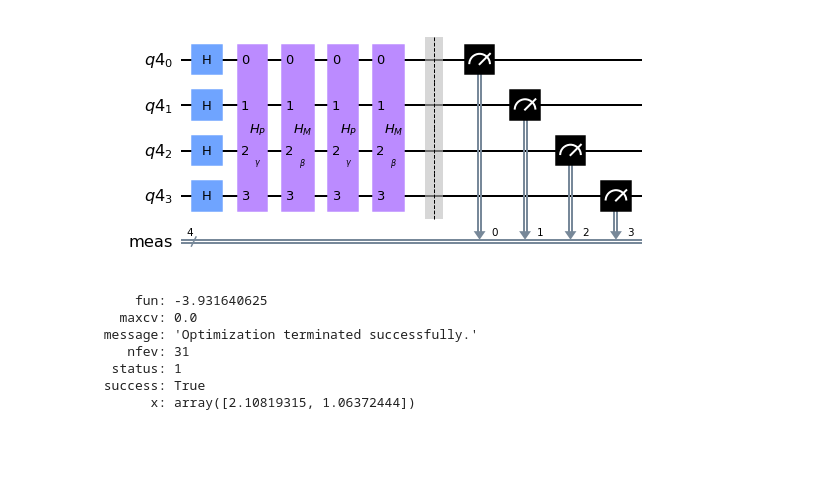
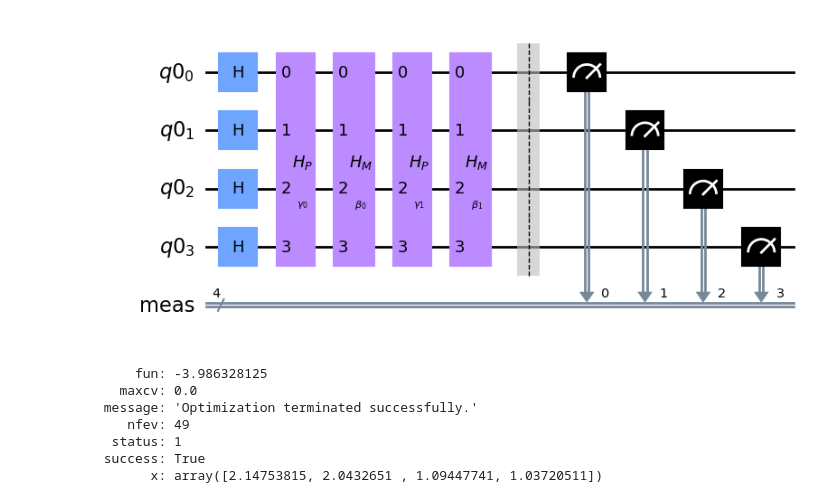
Before and after one commit to kohpai/qc-python, a Jupyter notebook: qiskit-maxcut.ipynb, the cells around one changed output. Drawn from its saved outputs; the diff is of its cells as text; code cells hidden in the pictures; blank space fills up the shorter version.

```diff
--- a/qiskit-maxcut.ipynb
+++ b/qiskit-maxcut.ipynb
@@ -42,29 +42,32 @@ def compute_expectation(counts, g: Graph):
     avg, sum_count = reduce(lambda t, c: (t[0] + (maxcut_obj(c[0], g) * c[1]), t[1] + c[1]), counts.items(), (0, 0))
     return avg/sum_count
 # %%
-def create_qaoa_circ(g: Graph, beta: Parameter, gamma: Parameter):
+def create_qaoa_circ(g: Graph, theta: list[Parameter]):
+    mid = len(theta) // 2
+    betas = theta[:mid]
+    gammas = theta[mid:]
     qubits = QuantumRegister(g.number_of_nodes())
     qc = QuantumCircuit(qubits)
 
     # initial_state
-    for q in qubits:
-        qc.h(q)
+    qc.h(qubits)
 
-    for _ in range(2):
-        qc.append(problem(g, gamma), qubits)
-        qc.append(mixer(g, beta), qubits)
+    for i in range(mid):
+        qc.append(problem(g, gammas[i]), qubits)
+        qc.append(mixer(g, betas[i]), qubits)
 
     qc.measure_all()
 
     return qc
 # %%
-beta = Parameter("$\\beta$")
-gamma = Parameter("$\\gamma$")
+betas = [Parameter("$\\beta_0$"), Parameter("$\\beta_1$")]
+gammas = [Parameter("$\\gamma_0$"), Parameter("$\\gamma_1$")]
+theta = betas + gammas
 
-c = create_qaoa_circ(g, beta, gamma)
+c = create_qaoa_circ(g, theta)
 c.draw('mpl')
 # %% [output]
-[figure, old version]
+[figure, new version]
 # %%
 def get_expectation(g: Graph, shots=512):
     backend = Aer.get_backend('qasm_simulator')
@@ -82,16 +88,16 @@ def get_expectation(g: Graph, shots=512):
 from scipy.optimize import minimize
 
 expectation = get_expectation(g)
-res = minimize(expectation, [1.0, 1.0], method='COBYLA')
+res = minimize(expectation, [1.0, 1.0, 1.0, 1.0], method='COBYLA')
 res
 # %% [output]
-     fun: -3.931640625
+     fun: -3.986328125
    maxcv: 0.0
  message: 'Optimization terminated successfully.'
-    nfev: 31
+    nfev: 49
   status: 1
  success: True
-       x: array([2.10819315, 1.06372444])
+       x: array([2.14753815, 2.0432651 , 1.09447741, 1.03720511])
 # %%
 from qiskit.visualization import plot_histogram
 
```
Also changed, not shown: parts of 3 cells of this notebook.
